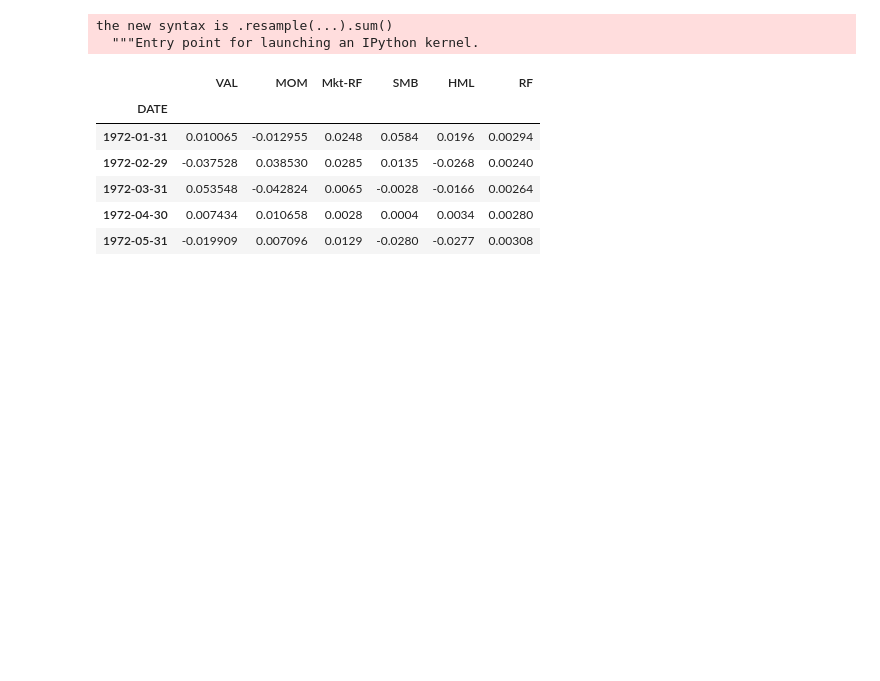
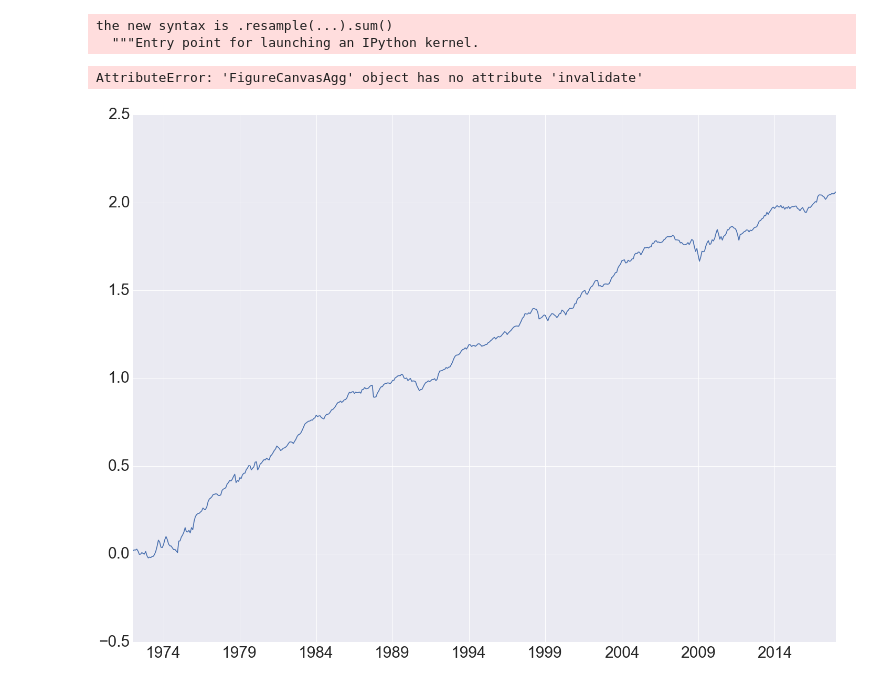
Before and after one commit to mrefermat/quant_finance, a Jupyter notebook: factor_portfolio_construction_meetup_aug18.ipynb, the cells around one changed output. Drawn from its saved outputs; the diff is of its cells as text; code cells hidden in the pictures; blank space fills up the shorter version.

```diff
--- a/factor_portfolio_construction_meetup_aug18.ipynb
+++ b/factor_portfolio_construction_meetup_aug18.ipynb
@@ -13,13 +26,8 @@ data=data.join(pd.read_csv('FF.csv',parse_dates=['Date'],index_col=0).resample(r
 # %% [output]
 the new syntax is .resample(...).sum()
   """Entry point for launching an IPython kernel.
-# %%
-data.head()
-# %% [output]
-|  | VAL | MOM | Mkt-RF | SMB | HML | RF |
-| DATE |  |  |  |  |  |  |
-| 1972-01-31 | 0.010065 | -0.012955 | 0.0248 | 0.0584 | 0.0196 | 0.00294 |
-| 1972-02-29 | -0.037528 | 0.038530 | 0.0285 | 0.0135 | -0.0268 | 0.00240 |
-| 1972-03-31 | 0.053548 | -0.042824 | 0.0065 | -0.0028 | -0.0166 | 0.00264 |
-| 1972-04-30 | 0.007434 | 0.010658 | 0.0028 | 0.0004 | 0.0034 | 0.00280 |
-| 1972-05-31 | -0.019909 | 0.007096 | 0.0129 | -0.0280 | -0.0277 | 0.00308 |
+# %%
+data[['VAL', 'MOM', 'Mkt-RF', 'SMB', 'HML']].mean(axis=1).cumsum().plot()
+# %% [output]
+AttributeError: 'FigureCanvasAgg' object has no attribute 'invalidate'
+[figure, added]
```
Also changed, not shown: parts of 2 cells of this notebook.
